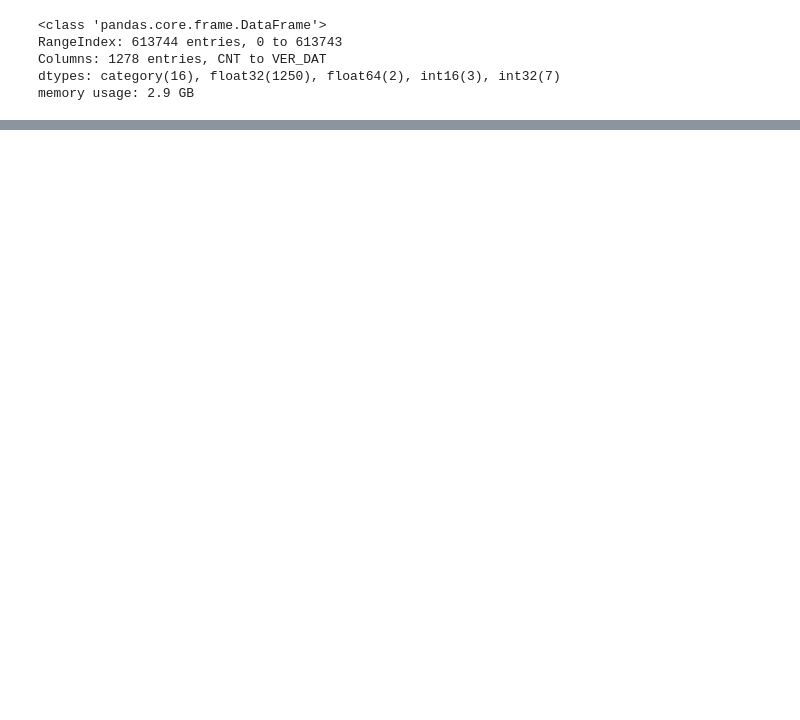
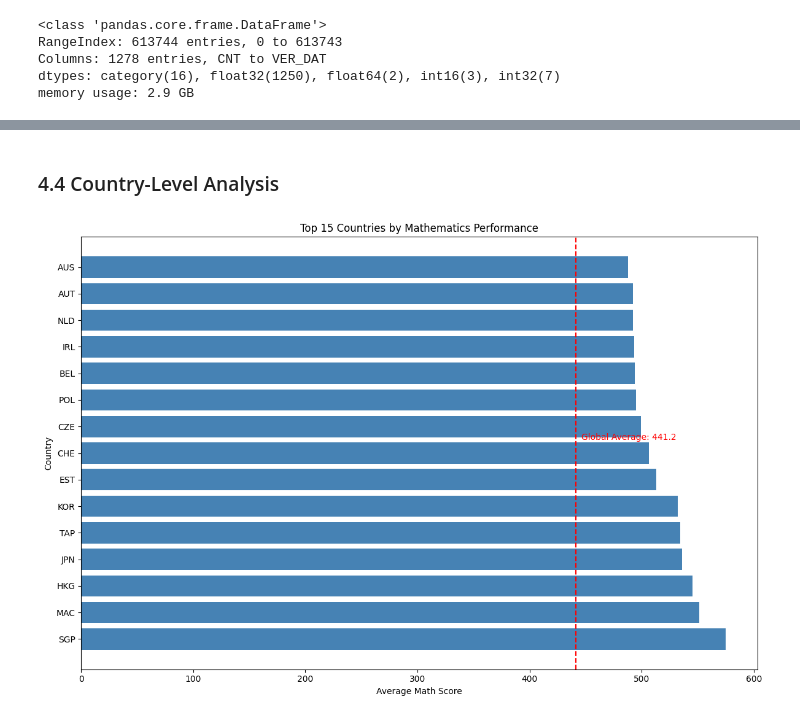
Before and after one commit to obadaDeg/pisa-data-visualization-project, a Jupyter notebook: data_analysis/data_visualization.ipynb, the cells around one changed output, grey strips where cells are left out. Saved outputs shown, nothing was run; the diff lists cells and outputs as text; code cells hidden in the pictures; blank space fills up the shorter version.

```diff
--- a/data_analysis/data_visualization.ipynb
+++ b/data_analysis/data_visualization.ipynb
@@ -917,0 +1001,37 @@ Analysis complete! Results saved to 'outputs/tables/' and plots saved to 'output
+# %% [markdown]
+### 4.4 Country-Level Analysis
+# %%
+def plot_top_countries_math(df, top_n=15):
+    """Plot bar chart of top countries by math performance"""
+    # Calculate mean math score by country
+    country_math = df.groupby('CNT')['PV1MATH'].mean().sort_values(ascending=False)
+
+    # Select only the top n countries
+    top_countries = country_math.head(top_n)
+
+    # Create figure with specific size
+    plt.figure(figsize=(12, 8))
+
+    # Use matplotlib's barh for horizontal bar chart instead of seaborn
+    plt.barh(y=range(len(top_countries)), width=top_countries.values, color='steelblue')
+
+    # Set y-ticks to be the country codes
+    plt.yticks(range(len(top_countries)), top_countries.index)
+
+    plt.title(f'Top {top_n} Countries by Mathematics Performance')
+    plt.xlabel('Average Math Score')
+    plt.ylabel('Country')
+
+    # Add global average line
+    global_avg = df['PV1MATH'].mean()
+    plt.axvline(global_avg, color='red', linestyle='--')
+    plt.text(global_avg + 5, len(top_countries)/2, f'Global Average: {global_avg:.1f}', color='red')
+
+    plt.tight_layout()
+    plt.savefig('outputs/plots/top_countries_math.png')
+    plt.show()
+
+# Execute the function
+plot_top_countries_math(student_df)
+# %% [output]
+[figure, added]
```
Also changed, not shown: parts of 47 cells of this notebook, 38 other files.
